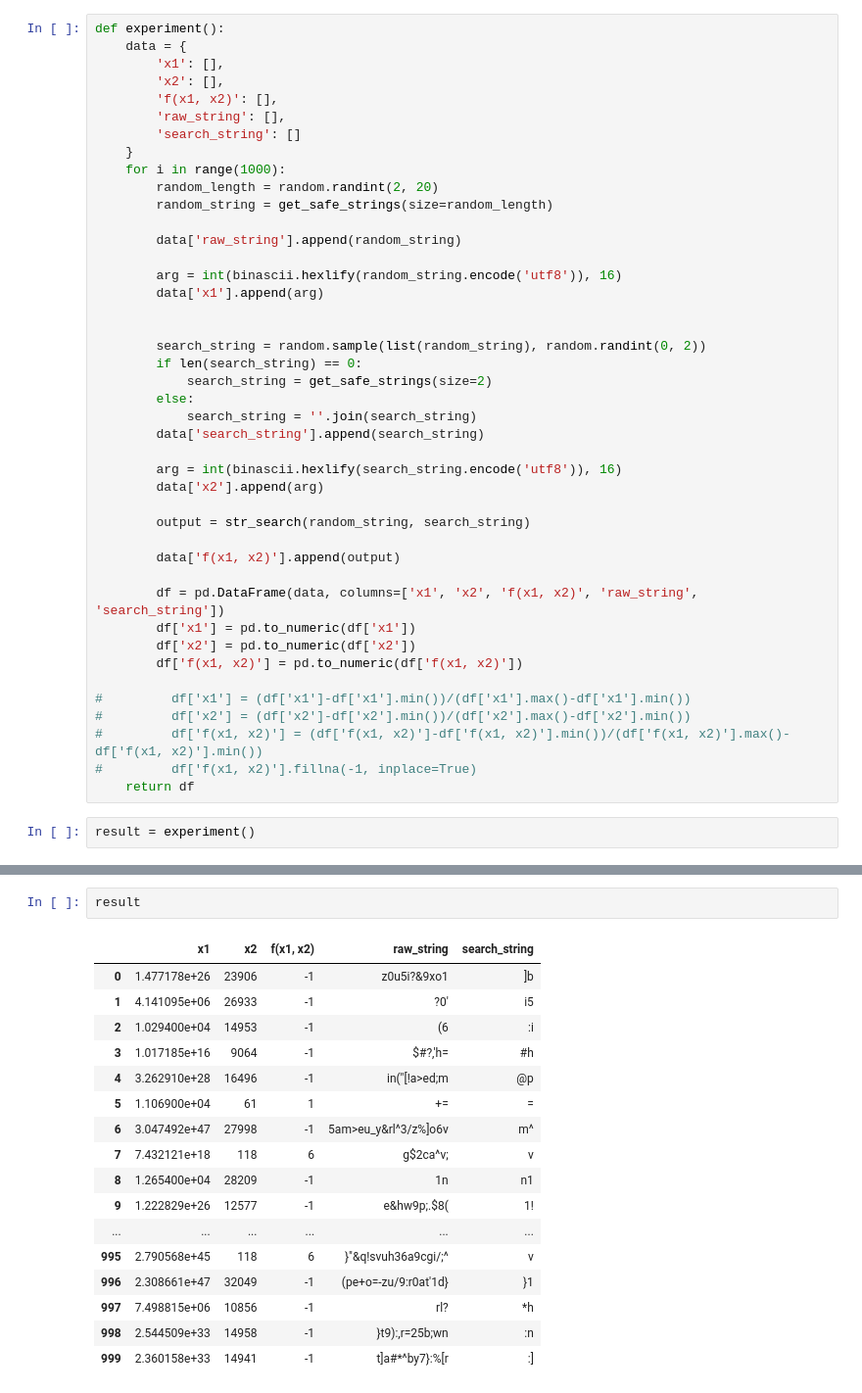
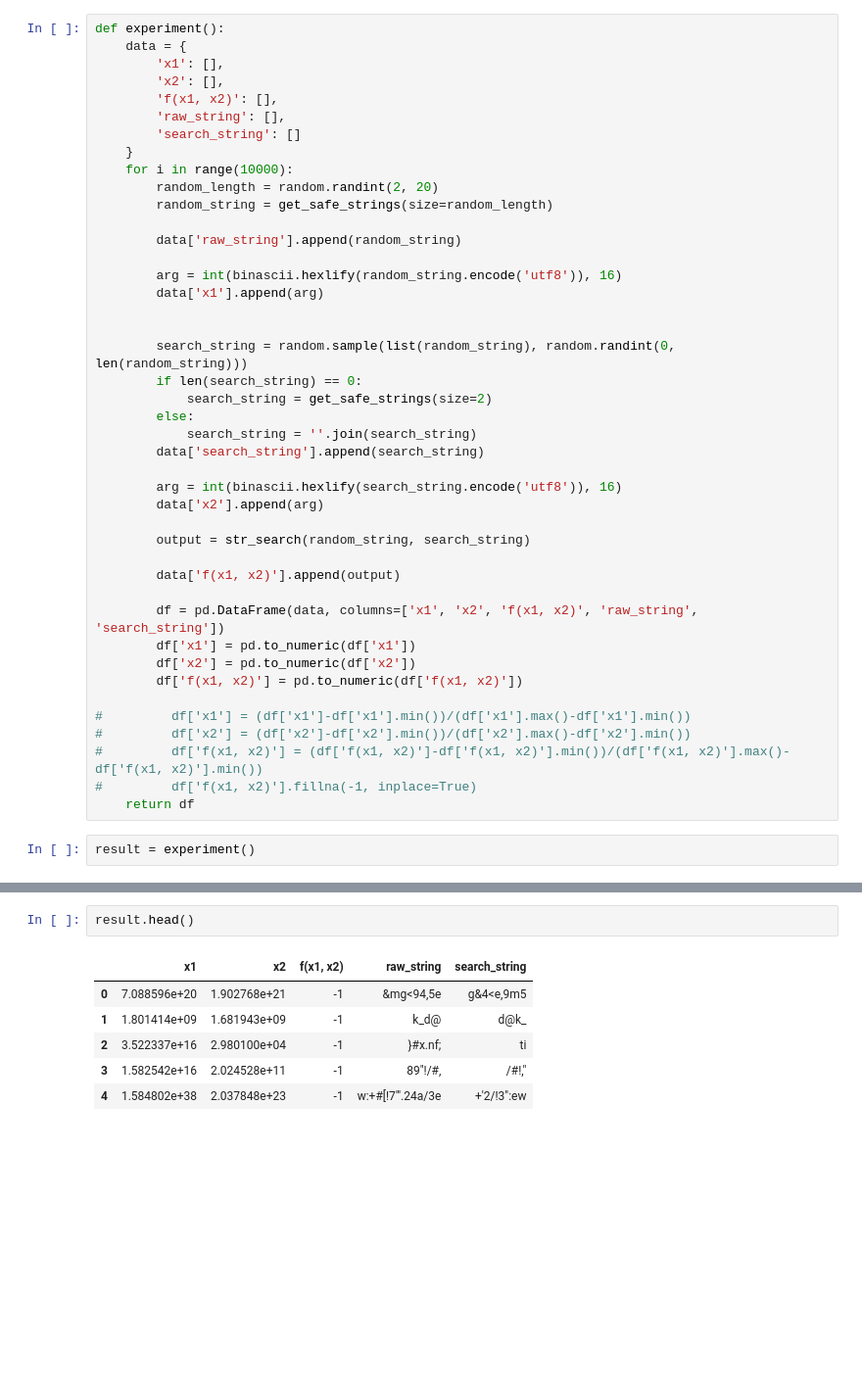
Before and after one commit to ltbringer/fastest, a Jupyter notebook: experiments/experiment_01__plot_function_args_vs_output.ipynb, the cells around one changed output, grey strips where cells are left out. Shown: that part at 98% size. Cells and saved outputs as stored; diff of their text form; blank space fills up the shorter version.

```diff
--- a/experiments/experiment_01__plot_function_args_vs_output.ipynb
+++ b/experiments/experiment_01__plot_function_args_vs_output.ipynb
@@ -206,7 +194,7 @@ def experiment():
         'raw_string': [],
         'search_string': []
     }
-    for i in range(1000):
+    for i in range(10000):
         random_length = random.randint(2, 20)
         random_string = get_safe_strings(size=random_length)
 
@@ -216,7 +204,7 @@ def experiment():
         data['x1'].append(arg)
 
 
-        search_string = random.sample(list(random_string), random.randint(0, 2))
+        search_string = random.sample(list(random_string), random.randint(0, len(random_string)))
         if len(search_string) == 0:
             search_string = get_safe_strings(size=2)
         else:
@@ -251,20 +239,9 @@ sns.scatterplot(ax=ax, x="x1", y="f(x1, x2)", data=result, hue="x2", palette='Se
 # %%
-result
+result.head()
 # %% [output]
 |  | x1 | x2 | f(x1, x2) | raw_string | search_string |
-| 0 | 1.477178e+26 | 23906 | -1 | z0u5i?&9xo1 | ]b |
-| 1 | 4.141095e+06 | 26933 | -1 | ?0' | i5 |
-| 2 | 1.029400e+04 | 14953 | -1 | (6 | :i |
-| 3 | 1.017185e+16 | 9064 | -1 | $#?,'h= | #h |
-| 4 | 3.262910e+28 | 16496 | -1 | in("[!a>ed;m | @p |
-| 5 | 1.106900e+04 | 61 | 1 | += | = |
-| 6 | 3.047492e+47 | 27998 | -1 | 5am>eu_y&rl^3/z%]o6v | m^ |
-| 7 | 7.432121e+18 | 118 | 6 | g$2ca^v; | v |
-| 8 | 1.265400e+04 | 28209 | -1 | 1n | n1 |
-| 9 | 1.222829e+26 | 12577 | -1 | e&hw9p;.$8( | 1! |
-| ... | ... | ... | ... | ... | ... |
-| 995 | 2.790568e+45 | 118 | 6 | }"&q!svuh36a9cgi/;^ | v |
-| 996 | 2.308661e+47 | 32049 | -1 | (pe+o=-zu/9:r0at'1d} | }1 |
-| 997 | 7.498815e+06 | 10856 | -1 | rl? | *h |
-| 998 | 2.544509e+33 | 14958 | -1 | }t9):,r=25b;wn | :n |
-| 999 | 2.360158e+33 | 14941 | -1 | t]a#*^by7}:%[r | :] |
+| 0 | 7.088596e+20 | 1.902768e+21 | -1 | &mg<94,5e | g&4<e,9m5 |
+| 1 | 1.801414e+09 | 1.681943e+09 | -1 | k_d@ | d@k_ |
+| 2 | 3.522337e+16 | 2.980100e+04 | -1 | }#x.nf; | ti |
+| 3 | 1.582542e+16 | 2.024528e+11 | -1 | 89"!/#, | /#!," |
+| 4 | 1.584802e+38 | 2.037848e+23 | -1 | w:+#[!7"'.24a/3e | +'2/!3":ew |
```
Also changed, not shown: parts of 10 cells of this notebook.
